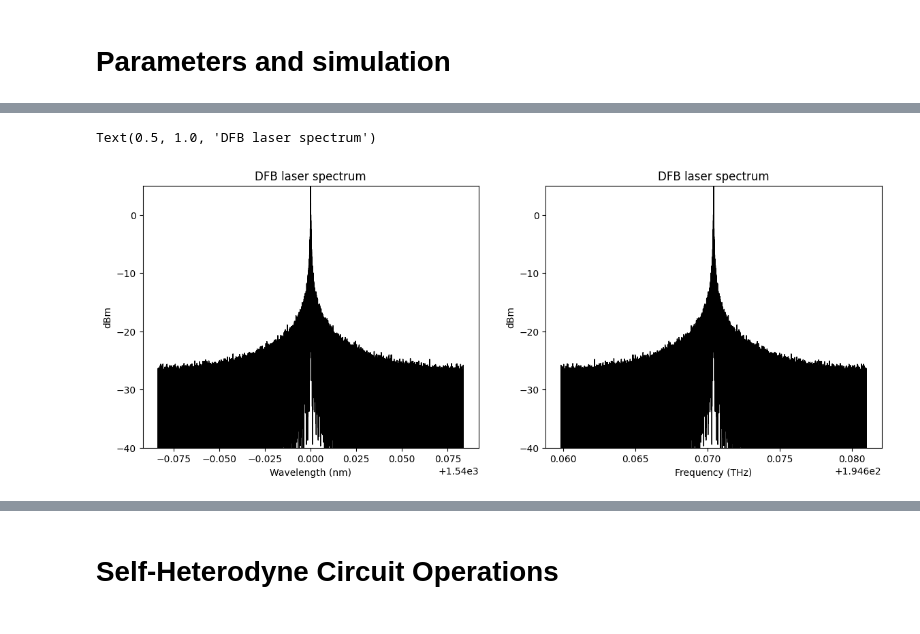
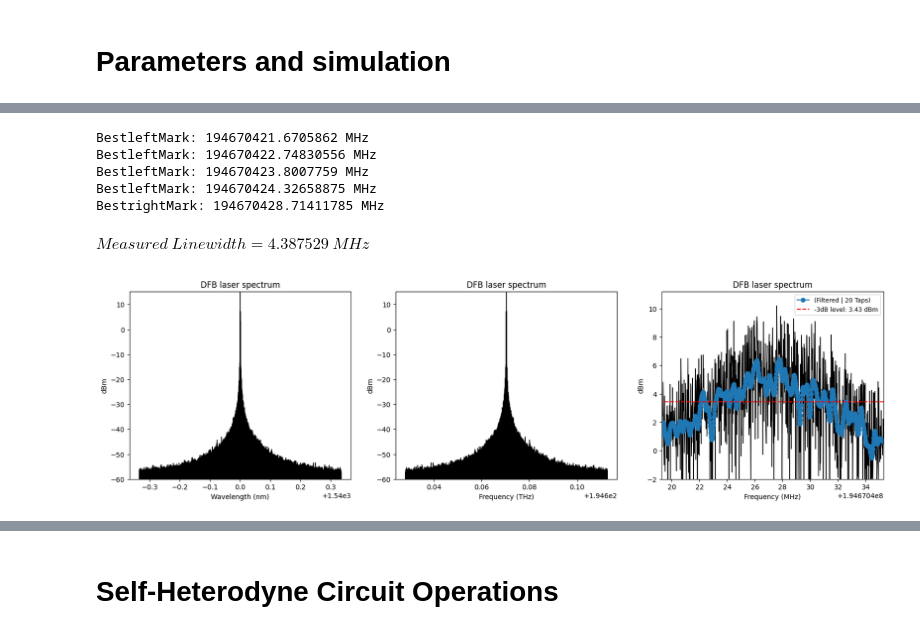
Before and after one commit to CaioRodrigues200/Laser-Study, a Jupyter notebook: Projects/Delayed_Self_Heterodyne/LorentzTesting.ipynb, the cells around one changed output, grey strips where cells are left out. Drawn from its saved outputs; the diff is of its cells as text; code cells hidden in the pictures.

Commit message:
Revamp at spectral functions and PM modulation

```diff
--- a/Projects/Delayed_Self_Heterodyne/LorentzTesting.ipynb
+++ b/Projects/Delayed_Self_Heterodyne/LorentzTesting.ipynb
@@ -33,7 +33,7 @@ fontTitle = {'family':'serif', 'weight':'normal', 'size':20}
 # Parameters and simulation
 # %%
 # simulation parameters
-SpS = 64    # Samples per Symbol
+SpS = 64*4    # Samples per Symbol
 Rs = 330e6  # Symbol rate (for OOK case Rs = Rb)
 
 Tsymb = 1/Rs       # Symbol period in seconds
@@ -54,7 +54,6 @@ SMFGamma = 1.2       # Single Mode Fiber Nonlinear parameter (1/(W*km))
 SMFDisp = 16         # Single Mode Fiber Chromatic Dispersion parameter (ps/nm/km)
 tau = SMFLen/(c*1e-3)    # Fiber Delay
 
-bIdx = 2.63           # Modulation index of the electrical modulating signal
 mFreq = 2e9     # Frequency of the electrical modulating signal (Hz)
 mPhase = 0      # Phase of the electrical modulating signal (Radians)
 R = 1           # Photodiode Responsivity
@@ -63,7 +62,7 @@ tArray = np.arange(0,SpS*len(bitsTx))*Ts
 
 laser_parameters = parameters()
 laser_parameters.P = 10 # laser power [dBm]
-laser_parameters.lw = 1e6 # laser linewidth [Hz]
+laser_parameters.lw = 6e6 # laser linewidth [Hz]
 laser_parameters.RIN_var = 1e-20 # variance of the RIN noise
 laser_parameters.Fs = Fs # sampling rate [samples/s]
 laser_parameters.Ns = SpS*bitsTx.size # number of signal samples
@@ -74,5 +73,6 @@ print(f'Samples: {SpS*bitsTx.size}')
 print(f'Total sample time: {SpS*len(bitsTx)*Ts*1e6} us')
 print(f'Sampling period: {Ts*1e12} ps')
 print(f'Sampling frequency: {Fs*1e-9} Gsample/s')
-print(f'Linewidth: {laser_parameters.lw * 1e-3} kHz')
+print(f'Linewidth: {laser_parameters.lw * 1e-6} MHz')
+print(f'Power: {laser_parameters.P} dBm')
 # %% [output]
@@ -84,23 +85,72 @@ Linewidth: 1000.0 kHz
 # %%
-fig, ax = plt.subplots(1,2)
+fig, ax = plt.subplots(1,3)
 fig.set_figheight(5)
-fig.set_figwidth(14)
+fig.set_figwidth(20)
 
 spectrum, freq = mlab.magnitude_spectrum(OptSig, Fs=Fs, window=mlab.window_none)
-ax[0].plot(c/(freq+c/lmbd)*1e9, 10*np.log10(1e3*spectrum), color='black',linewidth = 1)
+ax[0].plot(c/(freq+c/lmbd)*1e9, 20*np.log10(1e3*spectrum), color='black',linewidth = 1)
 # ax[0].set_xlim(1538,1542)
-ax[0].set_ylim(-40,np.max(spectrum)+5)
+ax[0].set_ylim(-60,np.max(10*np.log10(1e3*spectrum))+5)
 ax[0].set_ylabel('dBm')
 ax[0].set_xlabel('Wavelength (nm)')
 ax[0].set_title('DFB laser spectrum')
 
 spectrum, freq = mlab.magnitude_spectrum(OptSig, Fs=Fs, window=mlab.window_none)
-ax[1].plot((freq+c/lmbd)*1e-12, 10*np.log10(1e3*spectrum), color='black',linewidth = 1)
+ax[1].plot((freq+c/lmbd)*1e-12, 20*np.log10(1e3*spectrum), color='black',linewidth = 1)
 # ax[0].set_xlim(1538,1542)
-ax[1].set_ylim(-40,np.max(spectrum)+5)
+ax[1].set_ylim(-60,np.max(10*np.log10(1e3*spectrum))+5)
 ax[1].set_ylabel('dBm')
 ax[1].set_xlabel('Frequency (THz)')
 ax[1].set_title('DFB laser spectrum')
+
+centerFreq = c/lmbd
+cutLims = [c/lmbd - 100e6 , c/lmbd + 100e6]
+
+initFreq = int((cutLims[0]-freq[0]-centerFreq)/(freq[-1]-freq[0])*len(freq))
+endFreq = int((cutLims[1]-freq[0]-centerFreq)/(freq[-1]-freq[0])*len(freq))
+
+freq = (freq+c/lmbd)[initFreq:endFreq]
+spectrum =  10*np.log10(1e3*spectrum[initFreq:endFreq])
+
+# Filter spectrum
+Ntaps = 20
+b = signal.firwin(numtaps = Ntaps, cutoff = 1e-5, window='hamming')
+FilteredSpec = firFilter(b, spectrum)[Ntaps:-Ntaps]
+
+ax[2].plot(freq*1e-6, spectrum, color='black',linewidth = 1)
+ax[2].plot(freq[Ntaps:-Ntaps]*1e-6,FilteredSpec,'-o', label=f'(Filtered | {Ntaps} Taps)')
+ax[2].hlines(np.max(FilteredSpec)-3,xmin=cutLims[0]*1e-6, xmax=cutLims[1]*1e-6, color='red', linestyle='--', label=f'-3dB level: {np.round(np.max(FilteredSpec)-3,2)} dBm')
+ax[2].set_xlim(c*1e-6/lmbd - 8 , c*1e-6/lmbd + 8)
+ax[2].set_ylim(-2,np.max(spectrum)+1)
+ax[2].set_ylabel('dBm')
+ax[2].set_xlabel('Frequency (MHz)')
+ax[2].set_title('DFB laser spectrum')
+ax[2].legend(fontsize=9)
+
+BestrightMark = 0
+BestleftMark = 0
+
+for i in range(len(FilteredSpec)-1):
+    if FilteredSpec[i+1] > np.max(FilteredSpec)-3 and FilteredSpec[i] < np.max(FilteredSpec)-3:
+        # print(f'leftMark between {np.round(freq[i]*1e-6,2)} and {np.round(freq[i+1]*1e-6,2)} MHz')
+        leftMark = (np.max(FilteredSpec)-3-FilteredSpec[i])/(FilteredSpec[i+1]-FilteredSpec[i]) * (freq[i+1]-freq[i]) + freq[i]
+        if (np.abs(leftMark-centerFreq) < np.abs(BestleftMark-centerFreq) and leftMark < centerFreq):
+            BestleftMark = leftMark
+            print(f'BestleftMark: {BestleftMark*1e-6} MHz')
+    elif FilteredSpec[i+1] < np.max(FilteredSpec)-3 and FilteredSpec[i] > np.max(FilteredSpec)-3:
+        # print(f'rightMark between {np.round(freq[i]*1e-6,2)} and {np.round(freq[i+1]*1e-6,2)} MHz')
+        rightMark = (np.max(FilteredSpec)-3-FilteredSpec[i])/(FilteredSpec[i+1]-FilteredSpec[i]) * (freq[i+1]-freq[i]) + freq[i]
+        if (np.abs(rightMark-centerFreq) < np.abs(BestrightMark-centerFreq) and rightMark > centerFreq):
+            BestrightMark = rightMark
+            print(f'BestrightMark: {BestrightMark*1e-6} MHz')
+
+delF = BestrightMark*1e-6-BestleftMark*1e-6
+display(Math('Measured~Linewidth = %5.6f~MHz' %(delF)))
 # %% [output]
-Text(0.5, 1.0, 'DFB laser spectrum')
+BestleftMark: 194670421.6705862 MHz
+BestleftMark: 194670422.74830556 MHz
+BestleftMark: 194670423.8007759 MHz
+BestleftMark: 194670424.32658875 MHz
+BestrightMark: 194670428.71411785 MHz
+$\displaystyle Measured~Linewidth = 4.387529~MHz$
-[figure, old version]
+[figure, new version]
```
Also changed, not shown: parts of 14 cells of this notebook, 1 other file.
